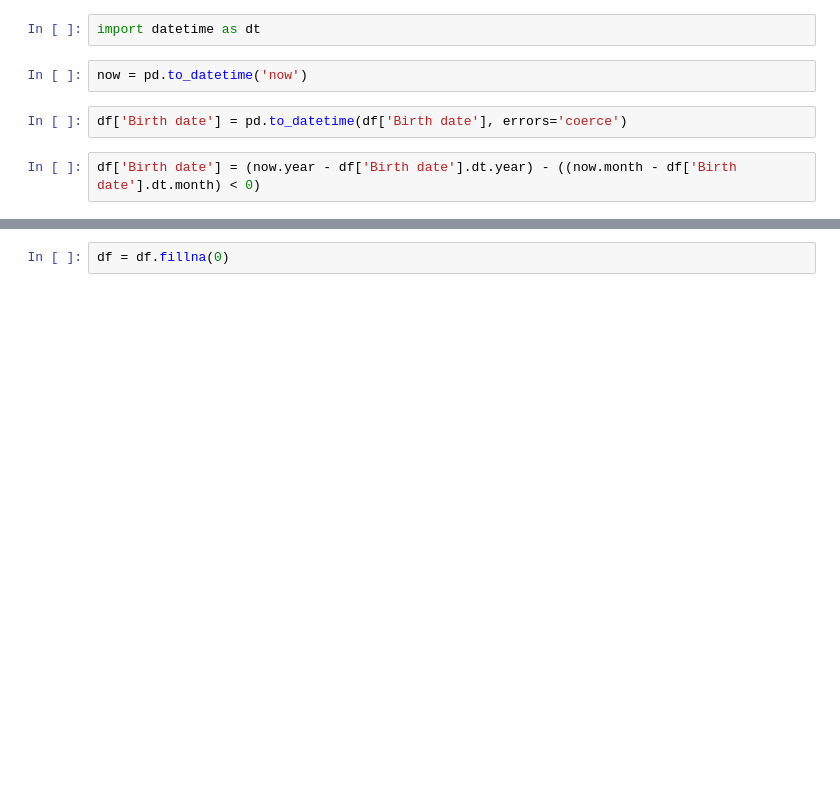
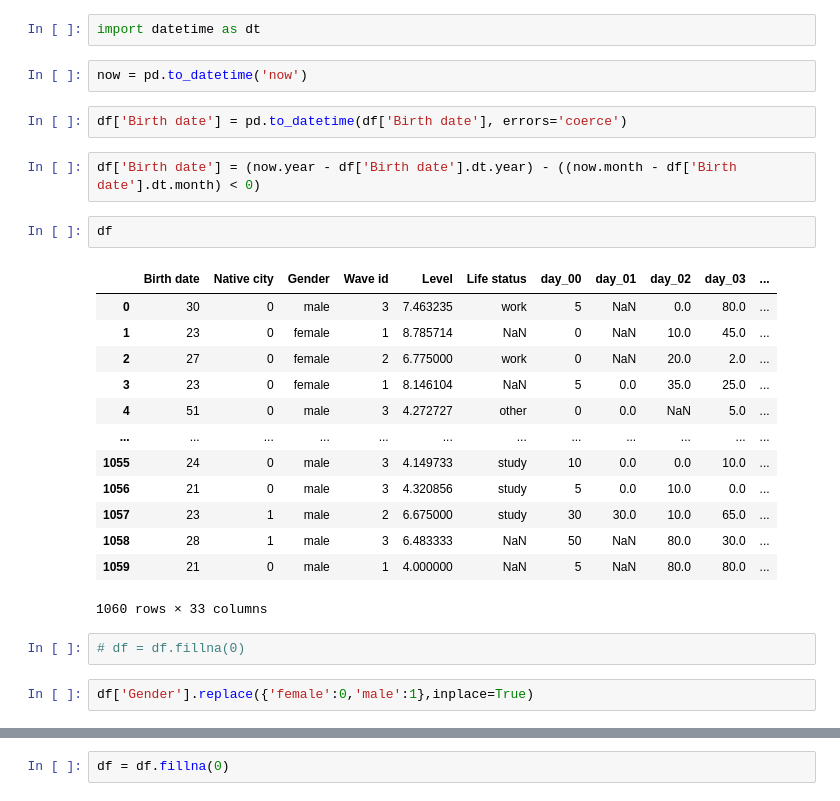
Before and after one commit to MirRinat/Hackaton21, a Jupyter notebook: clean_date.ipynb, the cells around one changed output, grey strips where cells are left out. Saved outputs shown, nothing was run; the diff lists cells and outputs as text; blank space fills up the shorter version.

```diff
--- a/clean_date.ipynb
+++ b/clean_date.ipynb
@@ -71,3 +77,23 @@ now = pd.to_datetime('now')
 df['Birth date'] = pd.to_datetime(df['Birth date'], errors='coerce')
 # %%
 df['Birth date'] = (now.year - df['Birth date'].dt.year) - ((now.month - df['Birth date'].dt.month) < 0)
+# %%
+df
+# %% [output]
+|  | Birth date | Native city | Gender | Wave id | Level | Life status | day_00 | day_01 | day_02 | day_03 | ... |
+| 0 | 30 | 0 | male | 3 | 7.463235 | work | 5 | NaN | 0.0 | 80.0 | ... |
+| 1 | 23 | 0 | female | 1 | 8.785714 | NaN | 0 | NaN | 10.0 | 45.0 | ... |
+| 2 | 27 | 0 | female | 2 | 6.775000 | work | 0 | NaN | 20.0 | 2.0 | ... |
+| 3 | 23 | 0 | female | 1 | 8.146104 | NaN | 5 | 0.0 | 35.0 | 25.0 | ... |
+| 4 | 51 | 0 | male | 3 | 4.272727 | other | 0 | 0.0 | NaN | 5.0 | ... |
+| ... | ... | ... | ... | ... | ... | ... | ... | ... | ... | ... | ... |
+| 1055 | 24 | 0 | male | 3 | 4.149733 | study | 10 | 0.0 | 0.0 | 10.0 | ... |
+| 1056 | 21 | 0 | male | 3 | 4.320856 | study | 5 | 0.0 | 10.0 | 0.0 | ... |
+| 1057 | 23 | 1 | male | 2 | 6.675000 | study | 30 | 30.0 | 10.0 | 65.0 | ... |
+| 1058 | 28 | 1 | male | 3 | 6.483333 | NaN | 50 | NaN | 80.0 | 30.0 | ... |
+| 1059 | 21 | 0 | male | 1 | 4.000000 | NaN | 5 | NaN | 80.0 | 80.0 | ... |
+1060 rows × 33 columns
+# %%
+# df = df.fillna(0)
+# %%
+df['Gender'].replace({'female':0,'male':1},inplace=True)
```
Also changed, not shown: parts of 16 cells of this notebook, 3 other files.
